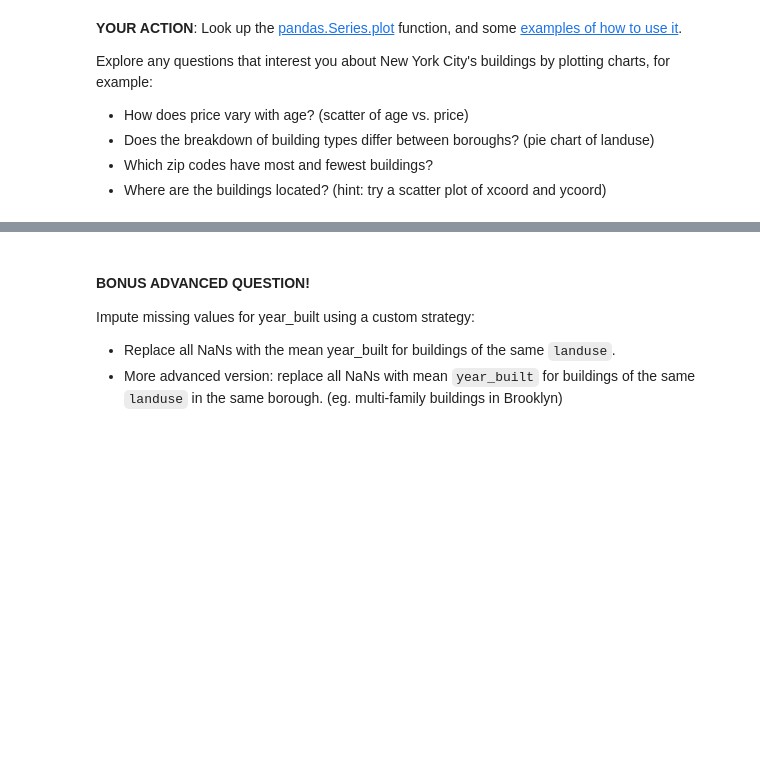
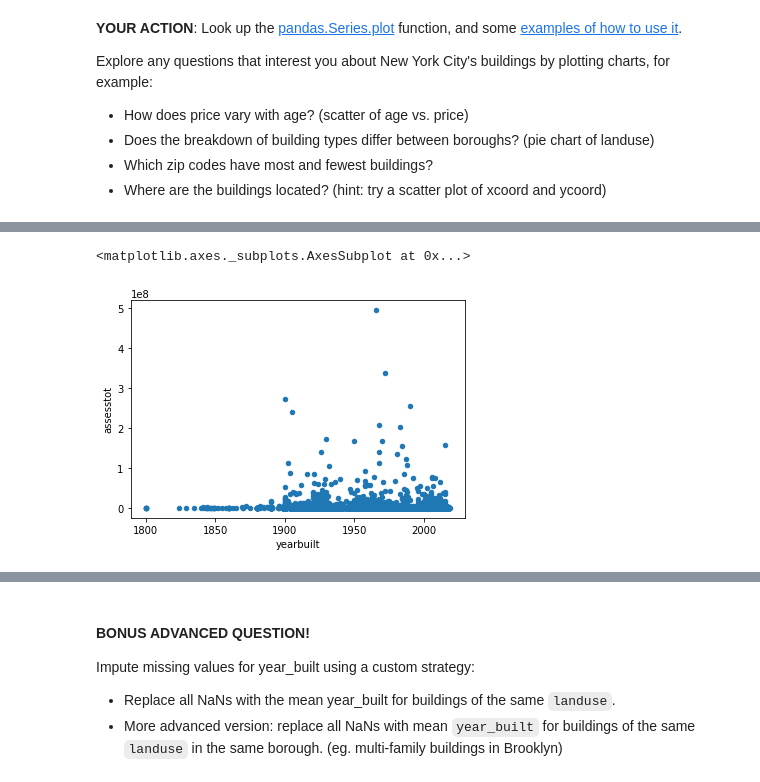
Before and after one commit to worldbank/Python-for-Data-Science, a Jupyter notebook: July_2019_Poverty_GP/day_2/lab_2_solutions.ipynb, the cells around one changed output, grey strips where cells are left out. Cells and saved outputs as stored; diff of their text form; code cells hidden in the pictures; blank space fills up the shorter version.

```diff
--- a/July_2019_Poverty_GP/day_2/lab_2_solutions.ipynb
+++ b/July_2019_Poverty_GP/day_2/lab_2_solutions.ipynb
@@ -166,0 +246,7 @@ Explore any questions that interest you about New York City's buildings by plott
+# %%
+# Remove outliers
+df_new=df[df.yearbuilt>1700]
+df_new[['yearbuilt','assesstot']].plot(kind="scatter", x="yearbuilt", y="assesstot")
+# %% [output]
+<matplotlib.axes._subplots.AxesSubplot at 0x...>
+[figure, added]
```
Also changed, not shown: parts of 21 cells of this notebook.
